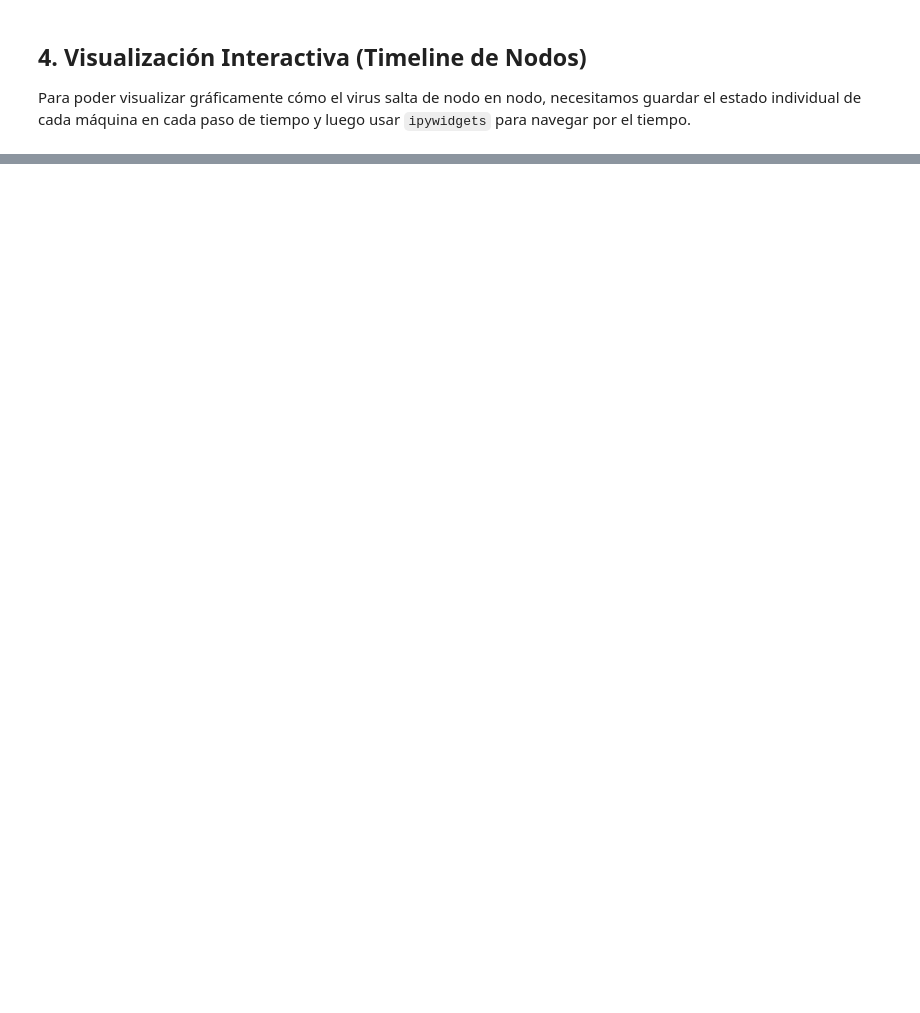
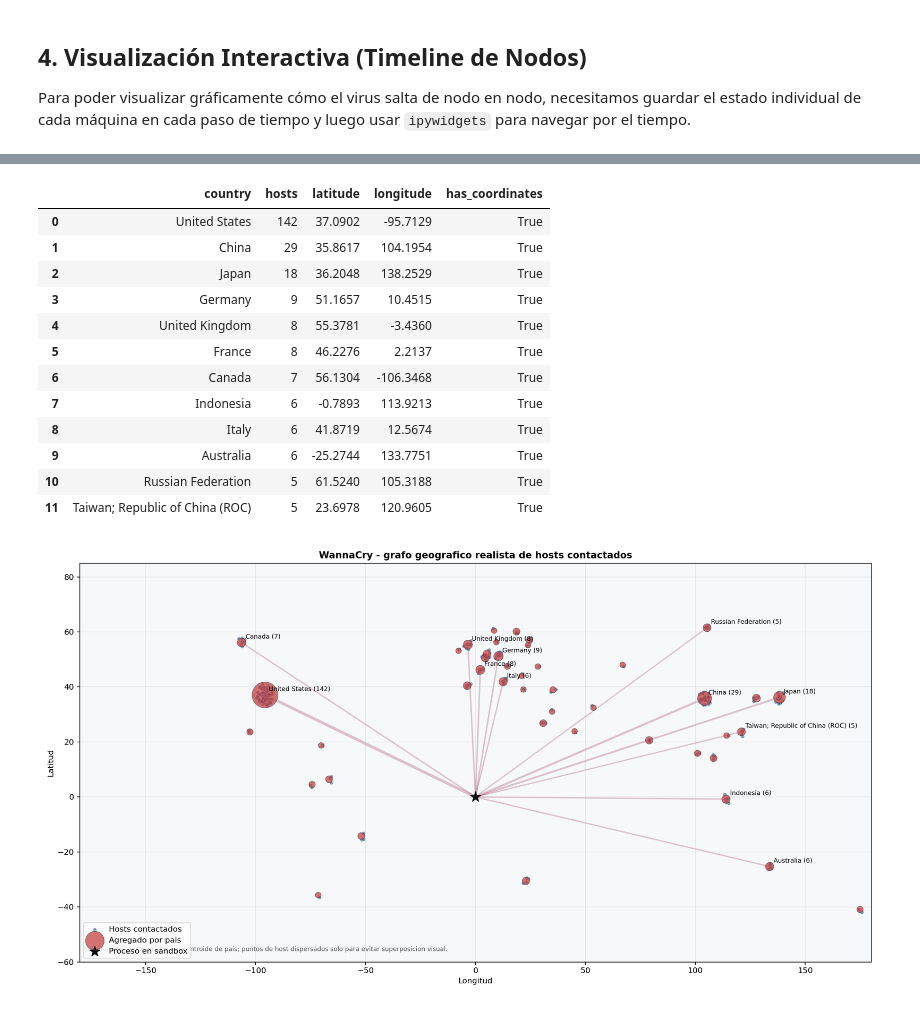
Before and after one commit to eljarcor98/Machine-Learning-Repos, a Jupyter notebook: Proyecto final Healtech/notebooks/05_sir_simulations_wannacry.ipynb, the cells around one changed output, grey strips where cells are left out. Saved outputs shown, nothing was run; the diff lists cells and outputs as text; code cells hidden in the pictures; blank space fills up the shorter version.

```diff
--- a/Proyecto final Healtech/notebooks/05_sir_simulations_wannacry.ipynb
+++ b/Proyecto final Healtech/notebooks/05_sir_simulations_wannacry.ipynb
@@ -353,0 +504,28 @@ display(ui, out)
+# %%
+from IPython.display import Image, display
+
+countries_path = PROJECT_ROOT / 'data' / 'processed' / 'hybrid_analysis_contacted_countries.csv'
+geo_figure = PROJECT_ROOT / 'reports' / 'figures' / 'wannacry_realistic_geo_graph.png'
+
+countries_geo = pd.read_csv(countries_path)
+display(countries_geo.head(12))
+
+if geo_figure.exists():
+    display(Image(filename=str(geo_figure)))
+else:
+    print('No se encontro la figura geografica. Ejecuta src/graph/build_wannacry_geo_graph.py')
+# %% [output]
+|  | country | hosts | latitude | longitude | has_coordinates |
+| 0 | United States | 142 | 37.0902 | -95.7129 | True |
+| 1 | China | 29 | 35.8617 | 104.1954 | True |
+| 2 | Japan | 18 | 36.2048 | 138.2529 | True |
+| 3 | Germany | 9 | 51.1657 | 10.4515 | True |
+| 4 | United Kingdom | 8 | 55.3781 | -3.4360 | True |
+| 5 | France | 8 | 46.2276 | 2.2137 | True |
+| 6 | Canada | 7 | 56.1304 | -106.3468 | True |
+| 7 | Indonesia | 6 | -0.7893 | 113.9213 | True |
+| 8 | Italy | 6 | 41.8719 | 12.5674 | True |
+| 9 | Australia | 6 | -25.2744 | 133.7751 | True |
+| 10 | Russian Federation | 5 | 61.5240 | 105.3188 | True |
+| 11 | Taiwan; Republic of China (ROC) | 5 | 23.6978 | 120.9605 | True |
+[figure, added]
```
Also changed, not shown: parts of 11 cells of this notebook, 1 other file.
